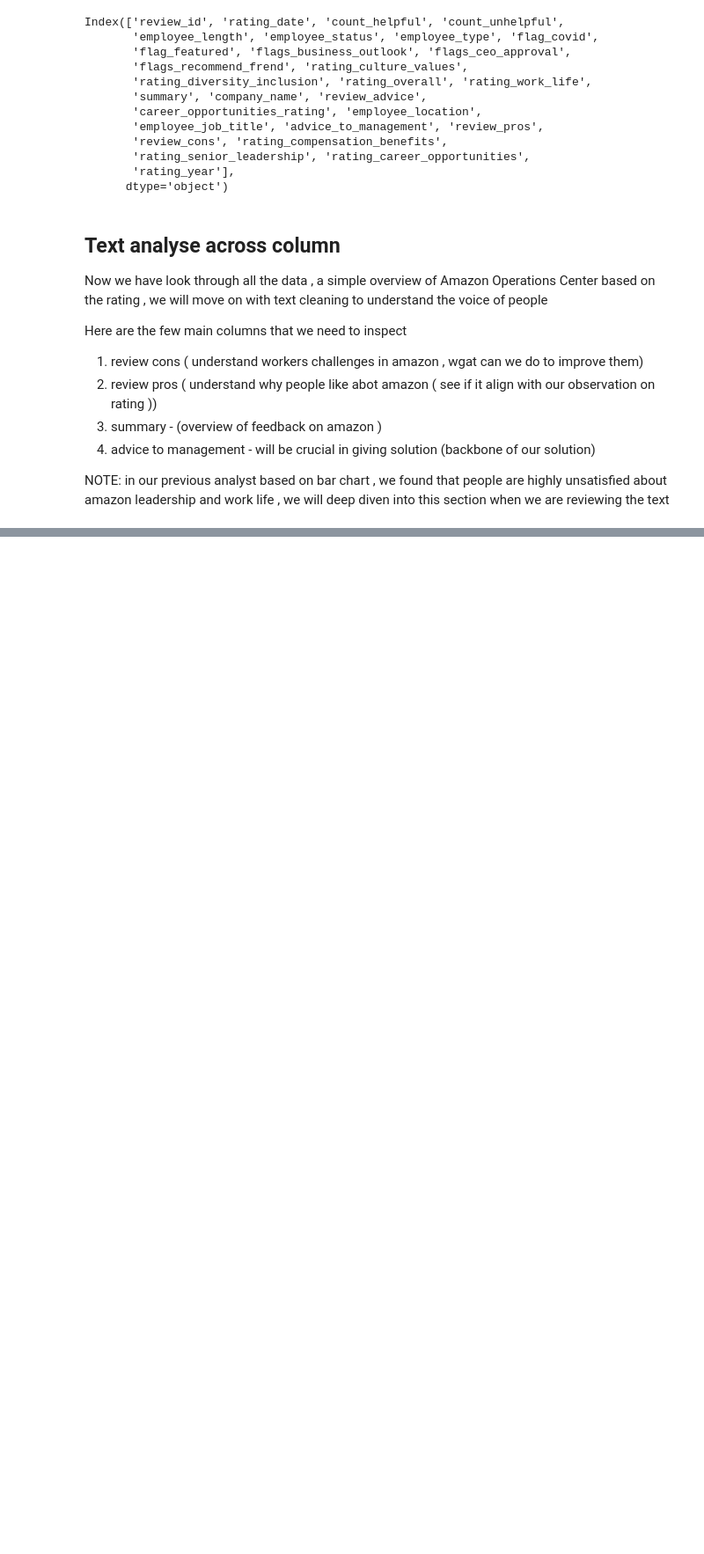
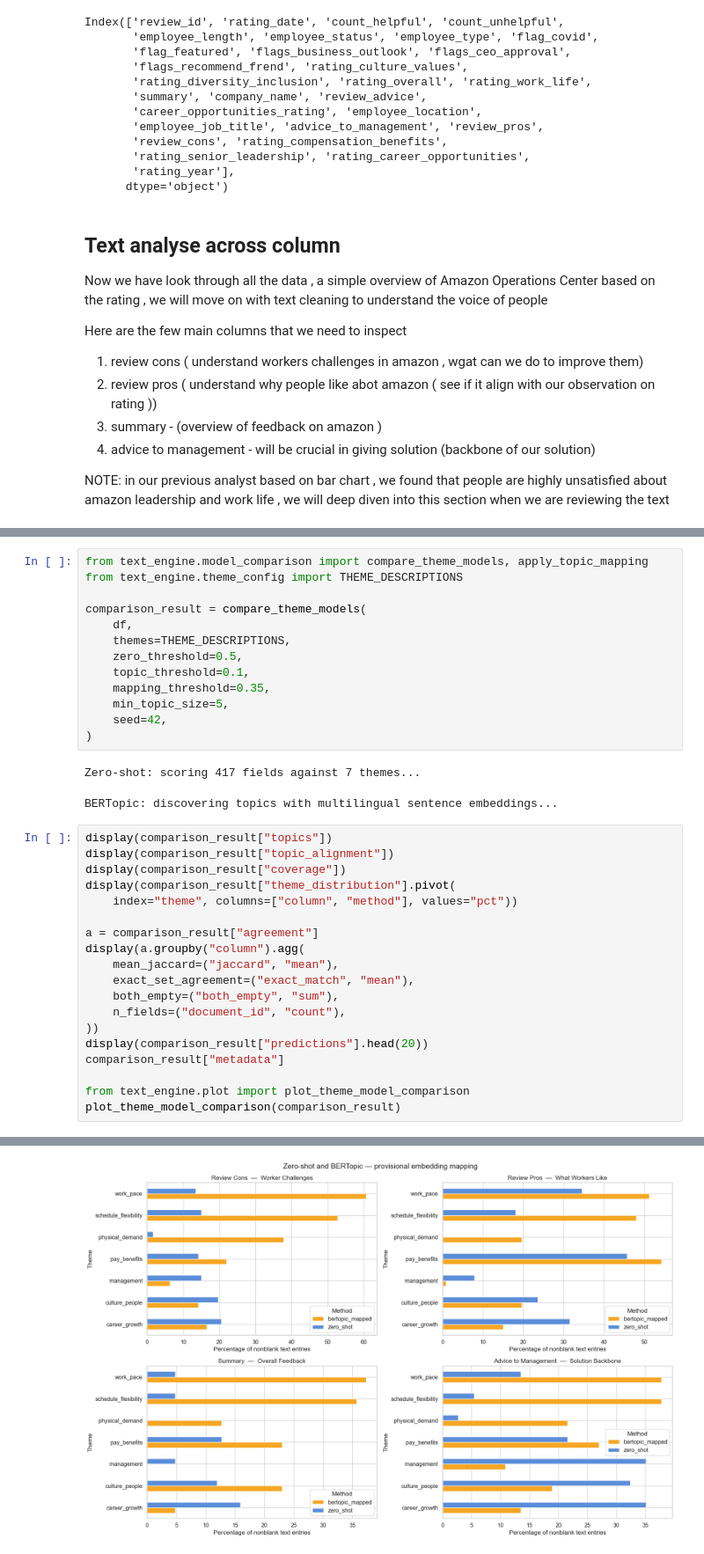
Before and after one commit to Joanachoong/Externship, a Jupyter notebook: src/notebook/glassdoor.ipynb, the cells around one changed output, grey strips where cells are left out. Shown at 88% size. Cells and saved outputs as stored; diff of their text form; blank space fills up the shorter version.

```diff
--- a/src/notebook/glassdoor.ipynb
+++ b/src/notebook/glassdoor.ipynb
@@ -525,0 +613,36 @@ ImportError: cannot import name 'clean' from 'text_engine.clean' (/Users/joanach
+# %%
+from text_engine.model_comparison import compare_theme_models, apply_topic_mapping
+from text_engine.theme_config import THEME_DESCRIPTIONS
+
+comparison_result = compare_theme_models(
+    df,
+    themes=THEME_DESCRIPTIONS,
+    zero_threshold=0.5,
+    topic_threshold=0.1,
+    mapping_threshold=0.35,
+    min_topic_size=5,
+    seed=42,
+)
+# %% [output]
+Zero-shot: scoring 417 fields against 7 themes...
+BERTopic: discovering topics with multilingual sentence embeddings...
+# %%
+display(comparison_result["topics"])
+display(comparison_result["topic_alignment"])
+display(comparison_result["coverage"])
+display(comparison_result["theme_distribution"].pivot(
+    index="theme", columns=["column", "method"], values="pct"))
+
+a = comparison_result["agreement"]
+display(a.groupby("column").agg(
+    mean_jaccard=("jaccard", "mean"),
+    exact_set_agreement=("exact_match", "mean"),
+    both_empty=("both_empty", "sum"),
+    n_fields=("document_id", "count"),
+))
+display(comparison_result["predictions"].head(20))
+comparison_result["metadata"]
+
+from text_engine.plot import plot_theme_model_comparison
+plot_theme_model_comparison(comparison_result)
+# %% [output]
@@ -525,0 +729 @@ ImportError: cannot import name 'clean' from 'text_engine.clean' (/Users/joanach
+[figure, added]
```
Also changed, not shown: parts of 8 cells of this notebook, 14 other files.
